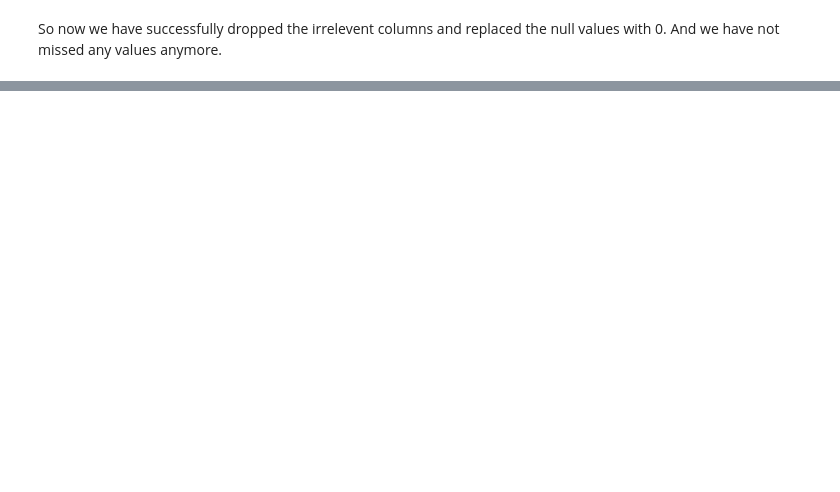
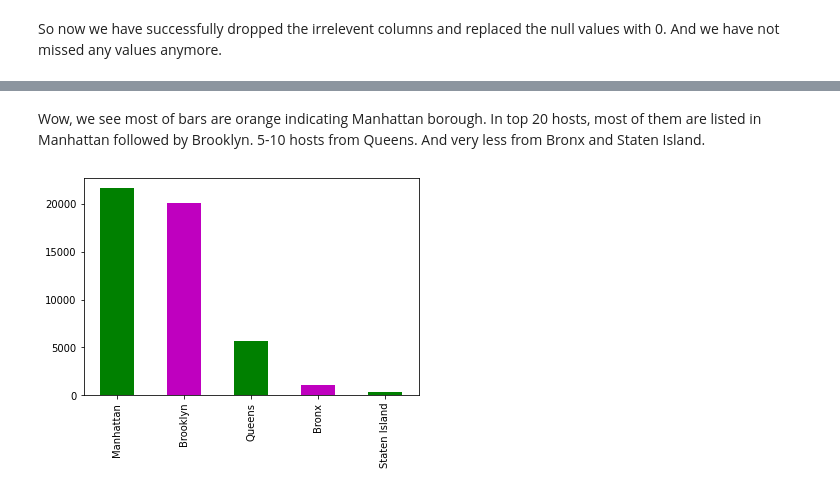
Before and after one commit to Anusha0907/Capstone_EDA, a Jupyter notebook: Copy_of_Airbnb_Bookings_Analysis_Capstone_Project.ipynb, the cells around one changed output, grey strips where cells are left out. Cells and saved outputs as stored; diff of their text form; code cells hidden in the pictures; blank space fills up the shorter version.

```diff
--- a/Copy_of_Airbnb_Bookings_Analysis_Capstone_Project.ipynb
+++ b/Copy_of_Airbnb_Bookings_Analysis_Capstone_Project.ipynb
@@ -162,0 +234,9 @@ plt.show()
+# %% [markdown]
+Wow, we see most of bars are orange indicating Manhattan borough. In top 20 hosts, most of them are listed in Manhattan followed by Brooklyn. 5-10 hosts from Queens. And very less from Bronx and Staten Island.
+# %%
+# Let's explore the neighbourhood group
+
+airbnb_df['neighbourhood_group'].value_counts().plot(kind='bar',color=['g','m'])
+plt.show()
+# %% [output]
+[figure, added]
```
Also changed, not shown: parts of 33 cells of this notebook.
